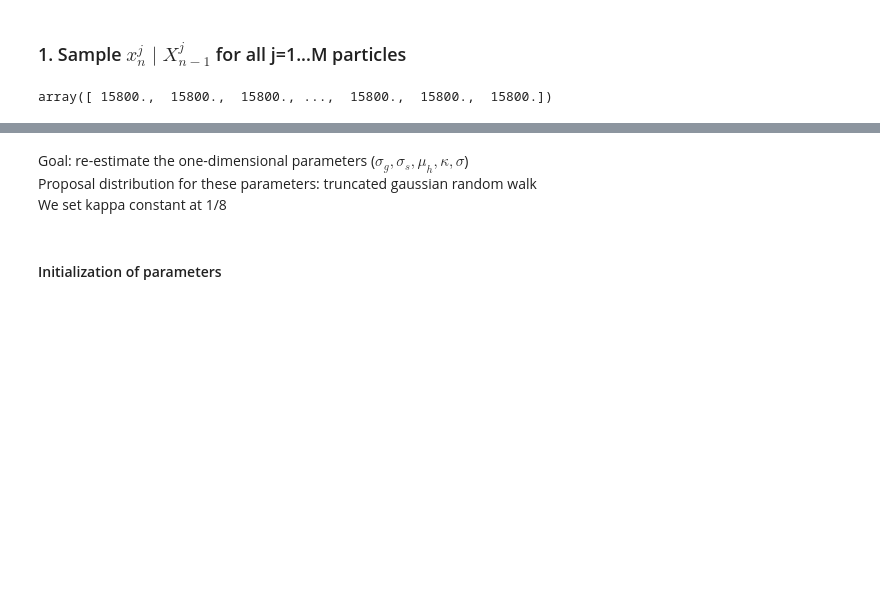
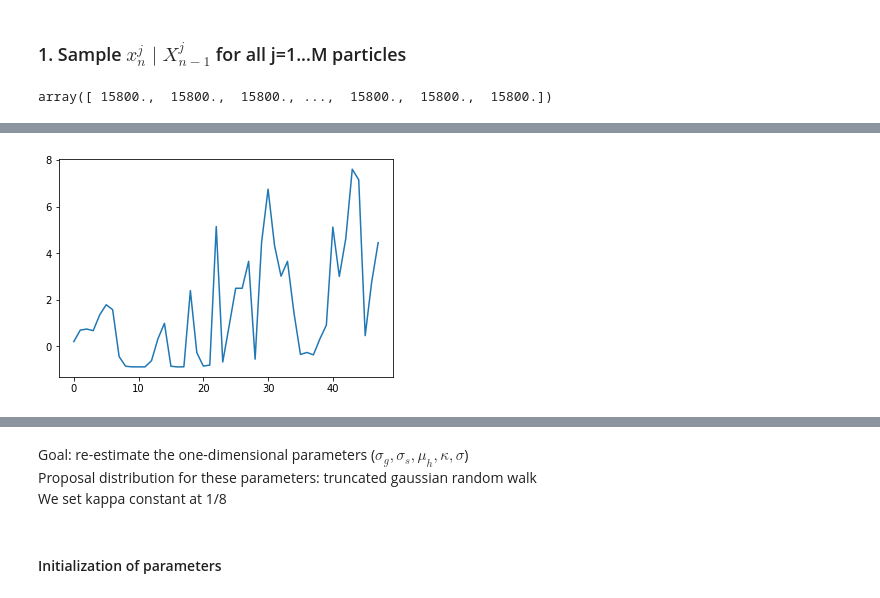
Before and after one commit to zakaryaxali/smc_electricity_forecast, a Jupyter notebook: Markov_code_AG_V11.ipynb, the cells around one changed output, grey strips where cells are left out. Saved outputs shown, nothing was run; the diff lists cells and outputs as text; code cells hidden in the pictures; blank space fills up the shorter version.

```diff
--- a/Markov_code_AG_V11.ipynb
+++ b/Markov_code_AG_V11.ipynb
@@ -583,0 +545,9 @@ plt.show()
+# %%
+len_pred=49
+mean_x_pred=np.zeros(len_pred-1)
+for i in range(len_pred-1):
+    mean_x_pred[i]=np.median(x[i,:])
+plt.plot(range(len_pred-1),(mean_x_pred[:len_pred-1]-consumption_day_ahead[:len_pred-1])/consumption_day_ahead[:len_pred-1])
+plt.show()
+# %% [output]
+[figure, added]
```
Also changed, not shown: parts of 25 cells of this notebook.
